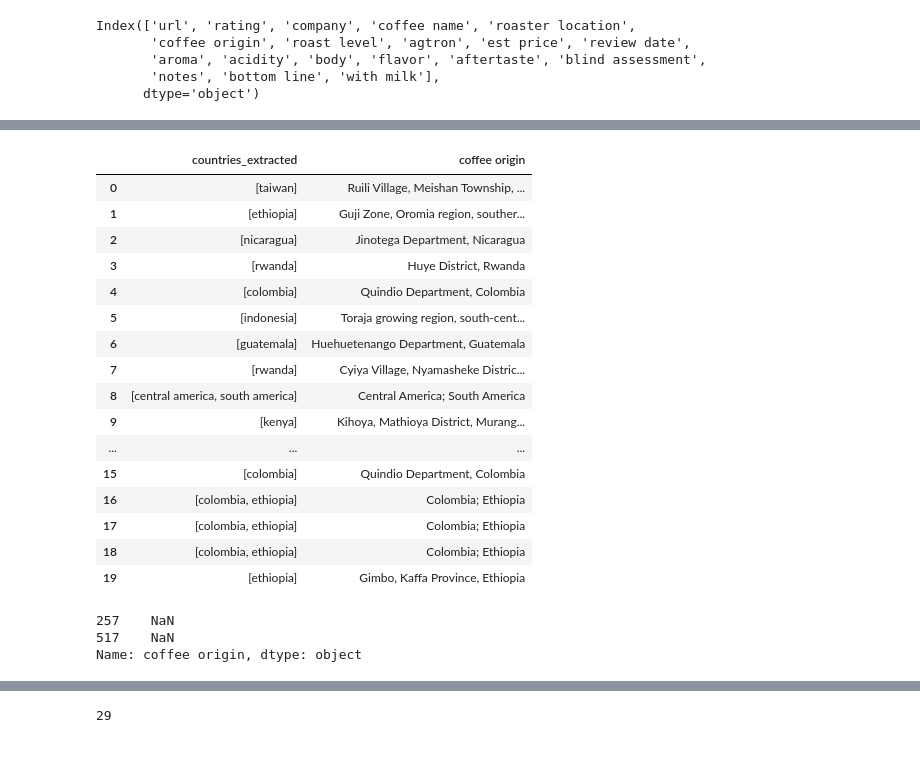
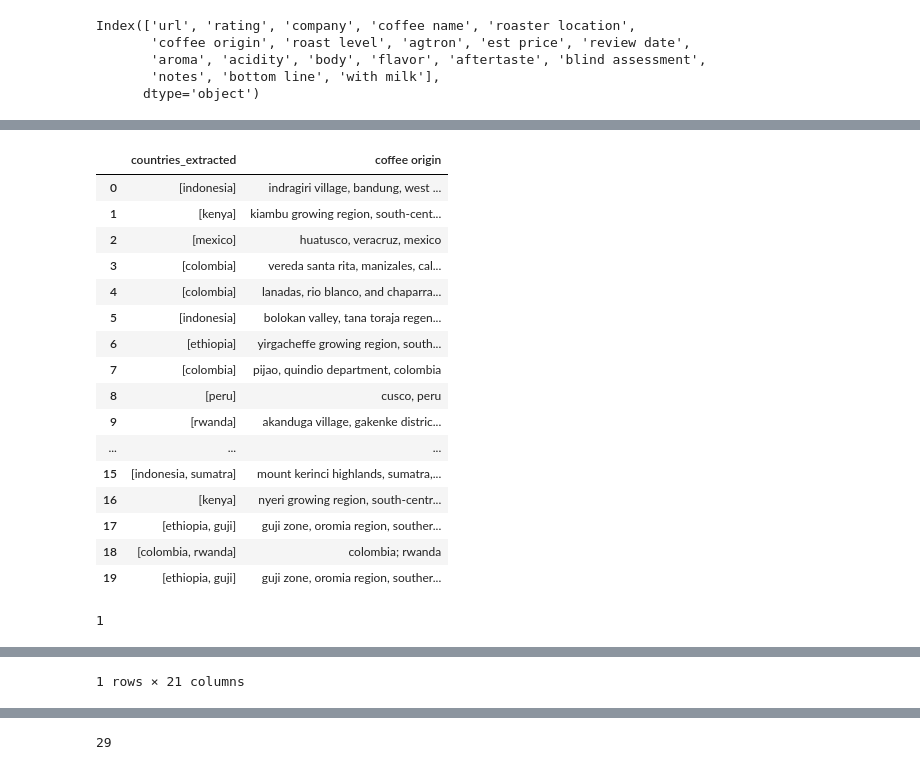
Before and after one commit to jaycob-melton/coffee-rating, a Jupyter notebook: notebooks/eda.ipynb, the cells around one changed output, grey strips where cells are left out. Cells and saved outputs as stored; diff of their text form; code cells hidden in the pictures.

```diff
--- a/eda.ipynb
+++ b/notebooks/eda.ipynb
@@ -215,7 +207,29 @@ known_origins = [
     'peru',
     'yemen',
     'burundi',
-    'taiwan'
+    'taiwan',
+    'st. helena',
+    'ecuador',
+    'zambia',
+    'haiti',
+    'hawaii',
+    'south africa',
+    'uganda',
+    'malaysia',
+    'latin america',
+    'laos',
+    'congo',
+    'venezuela',
+    'bolivia',
+    'philippines',
+    'new guinea',
+    'indo-pacific',
+    'africa',
+    'jamaica',
+    'sumatra',
+    'guji',
+    'gedeo',
+    'apaneca'
 ]
 
 def extract_origins(origin_string, known):
@@ -230,42 +244,55 @@ def extract_origins(origin_string, known):
         list: A list of unique countries found in the string.
     """
     if not isinstance(origin_string, str):
-        return None
+        return ["unkown"]
+    elif origin_string == "Not disclosed":
+        return ["unkown"]
 
     found_origins = set()
 
-    potential_origins = origin_string.split(";")
+    potential_origins = origin_string.replace("’", "").replace("ʻ", "").replace("'", "").replace("‘", "").split(";")
 
     for part in potential_origins:
         for origin in known:
             if re.search(r"\b" + re.escape(origin) + r"\b", part, re.IGNORECASE):
                 found_origins.add(origin)
 
+    if len(found_origins) == 0:
+        return ["unkown"]
+
     return sorted(list(found_origins))
 # %%
+df["coffee origin"] = df["coffee origin"].str.lower()
 df["countries_extracted"] = df["coffee origin"].apply(lambda origin: extract_origins(origin, known_origins))
 
 display(df[["countries_extracted", "coffee origin"]][:20])
 
-print(df[df["countries_extracted"].isnull()]['coffee origin'])
+unkown_origins = df[(df["countries_extracted"].apply(lambda lst: lst == ["unkown"])) & (df["coffee origin"] != "not disclosed") & (df["coffee origin"].notna())]
+print(len(unkown_origins))
+display(unkown_origins)
+# unkown_origins.to_csv("unkown_origins.csv")
+# print(df.iloc[757]["coffee origin"])
+
+# df = df.dropna(subset=["coffee origin"])
+
+# display(df.iloc[[379, 633], :])
+# print(df.iloc[[379, 633], :]["countries_extracted"])
 # %% [output]
 |  | countries_extracted | coffee origin |
-| 0 | [taiwan] | Ruili Village, Meishan Township, ... |
-| 1 | [ethiopia] | Guji Zone, Oromia region, souther... |
-| 2 | [nicaragua] | Jinotega Department, Nicaragua |
-| 3 | [rwanda] | Huye District, Rwanda |
-| 4 | [colombia] | Quindio Department, Colombia |
-| 5 | [indonesia] | Toraja growing region, south-cent... |
-| 6 | [guatemala] | Huehuetenango Department, Guatemala |
-| 7 | [rwanda] | Cyiya Village, Nyamasheke Distric... |
-| 8 | [central america, south america] | Central America; South America |
-| 9 | [kenya] | Kihoya, Mathioya District, Murang... |
+| 0 | [indonesia] | indragiri village, bandung, west ... |
+| 1 | [kenya] | kiambu growing region, south-cent... |
+| 2 | [mexico] | huatusco, veracruz, mexico |
+| 3 | [colombia] | vereda santa rita, manizales, cal... |
+| 4 | [colombia] | lanadas, rio blanco, and chaparra... |
+| 5 | [indonesia] | bolokan valley, tana toraja regen... |
+| 6 | [ethiopia] | yirgacheffe growing region, south... |
+| 7 | [colombia] | pijao, quindio department, colombia |
+| 8 | [peru] | cusco, peru |
+| 9 | [rwanda] | akanduga village, gakenke distric... |
 | ... | ... | ... |
-| 15 | [colombia] | Quindio Department, Colombia |
-| 16 | [colombia, ethiopia] | Colombia; Ethiopia |
-| 17 | [colombia, ethiopia] | Colombia; Ethiopia |
-| 18 | [colombia, ethiopia] | Colombia; Ethiopia |
-| 19 | [ethiopia] | Gimbo, Kaffa Province, Ethiopia |
+| 15 | [indonesia, sumatra] | mount kerinci highlands, sumatra,... |
+| 16 | [kenya] | nyeri growing region, south-centr... |
+| 17 | [ethiopia, guji] | guji zone, oromia region, souther... |
+| 18 | [colombia, rwanda] | colombia; rwanda |
+| 19 | [ethiopia, guji] | guji zone, oromia region, souther... |
-257    NaN
-517    NaN
-Name: coffee origin, dtype: object
+1
@@ -271,0 +301 @@ Name: coffee origin, dtype: object
+1 rows × 21 columns
```
Also changed, not shown: parts of 17 cells of this notebook, 23 other files.
